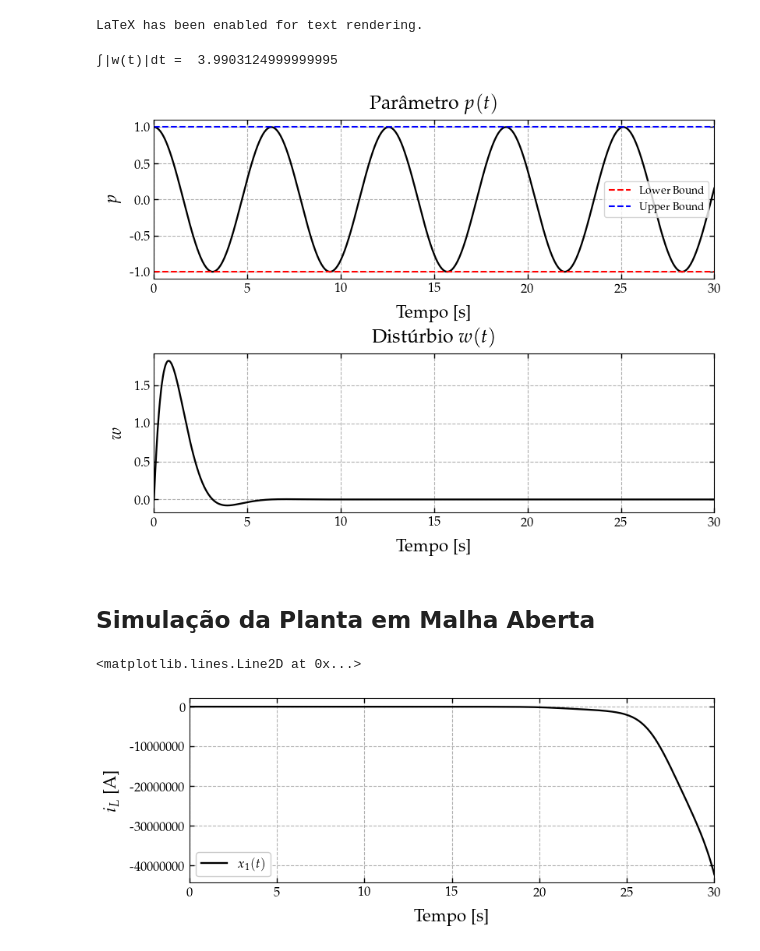
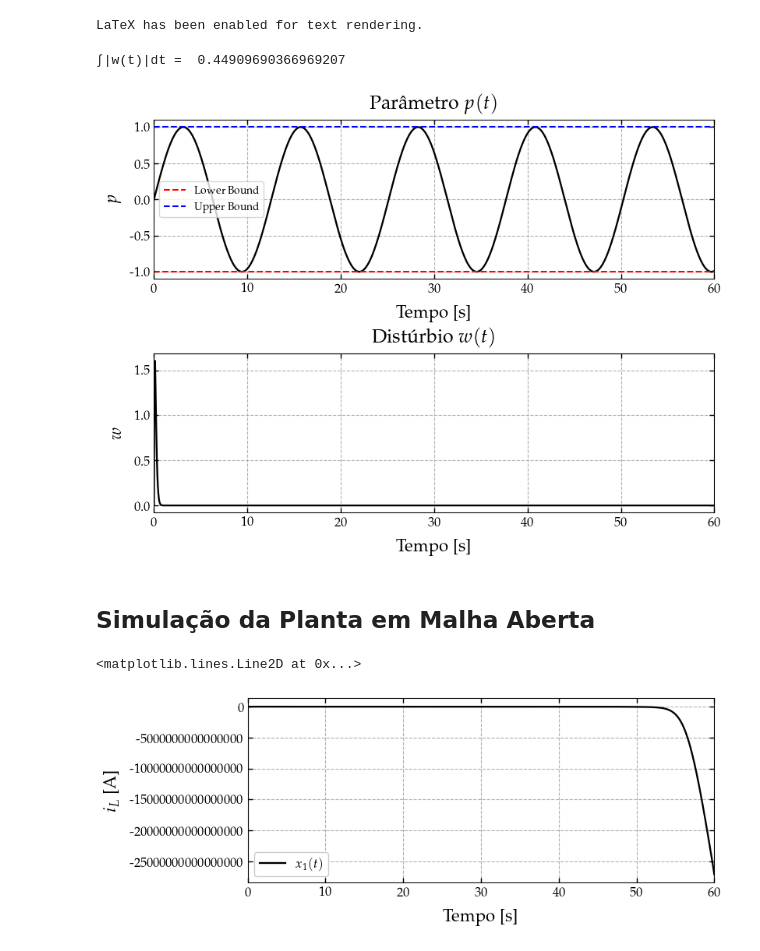
Before and after one commit to andel-vitorio/event-based-control, a Jupyter notebook: Notebooks/PETC for LPV Systems/I - DETM, Saturated and Perturbed System copy.ipynb, the cells around one changed output. Cells and saved outputs as stored; diff of their text form; code cells hidden in the pictures.

```diff
--- a/Notebooks/PETC for LPV Systems/I - DETM, Saturated and Perturbed System copy.ipynb
+++ b/Notebooks/PETC for LPV Systems/I - DETM, Saturated and Perturbed System copy.ipynb
@@ -69,10 +69,10 @@ LaTeX has been enabled for text rendering.
 
 
 simulation_step = 1e-4
-simulation_time = 30.0
+simulation_time = 60.0
 timepts = np.arange(0, simulation_time + simulation_step, simulation_step)
 
-sys = nm.StateSpaceSystem("Systems Datas.json", "Gomes2018_Ex1",
+sys = nm.StateSpaceSystem("Systems Datas.json", "Hooshmandi2020",
                     simulation_time=simulation_time)
 system_labels = sys.get_labels()
 
@@ -142,35 +142,35 @@ if not any(param_deps.values()) and not any(dist_deps.values()):
           series, unit=label_data['unit'], use_prefixes=True, n_divs=5
       )
 
       ax = axs[key]
 
       gph.plot(
         axs[key], t_formatted, y_formatted, title=label_data['name'],
         xlabel='Tempo' + t_unit_label,
         ylabel=label_data['symbol'] + y_unit_label, label='',
         plot_cfg={**cfg,
           'axis': {**cfg['axis'],'x_digits': t_decimal_places,
                     'y_digits': y_decimal_places},
           'limits': { **cfg['limits'], **axis_limits },
         }
       )
 
       # Adiciona barras horizontais só para parâmetros (section == "parameters")
       if section == "parameters":
         # Os limites são obtidos pelo índice '1' do seu JSON
         bounds = rho_bounds.get('1', None)
         if bounds:
             ymin, ymax = bounds
             ax.axhline(y=ymin, color='red', linestyle='--', linewidth=1.5, label='Lower Bound')
             ax.axhline(y=ymax, color='blue', linestyle='--', linewidth=1.5, label='Upper Bound')
 
         # Adiciona legenda para as linhas de limite (opcional)
         ax.legend()
 else:
     print("Parâmetros dependem dos estados — gráficos não serão gerados antes da simulação.")
 # %% [output]
-∫|w(t)|dt =  3.9903124999999995
+∫|w(t)|dt =  0.44909690366969207
-[figure, old version]
+[figure, new version]
 # %%
 import numpy as np
 
@@ -267,5 +267,5 @@ gph.plot(
 )
 # %% [output]
 <matplotlib.lines.Line2D at 0x...>
-[figure, old version]
+[figure, new version]
 # %%
```
Also changed, not shown: parts of 8 cells of this notebook, 3 other files.
